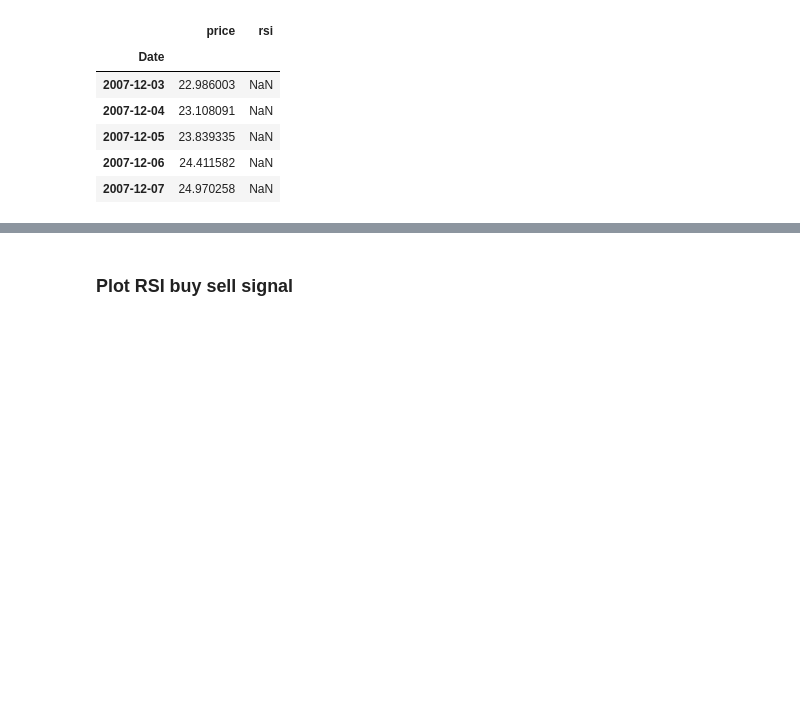
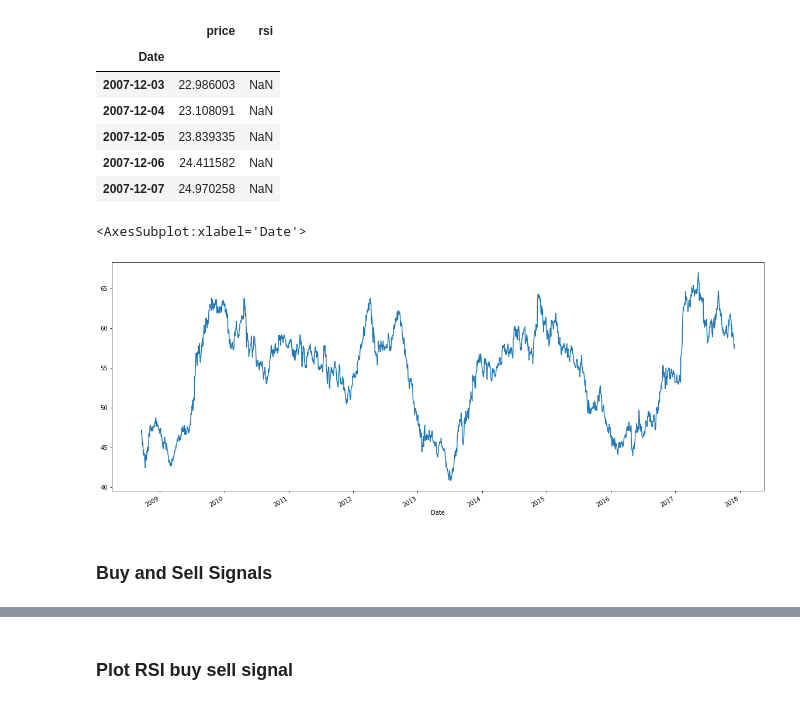
Before and after one commit to secmldev/rsi, a Jupyter notebook: 102_rsi_development.ipynb, the cells around one changed output, grey strips where cells are left out. Drawn from its saved outputs; the diff is of its cells as text; code cells hidden in the pictures; blank space fills up the shorter version.

```diff
--- a/402_rsi_development-Copy1.ipynb
+++ b/102_rsi_development.ipynb
@@ -354,3 +405,10 @@ rsi.head()
 | 2007-12-05 | 23.839335 | NaN |
 | 2007-12-06 | 24.411582 | NaN |
 | 2007-12-07 | 24.970258 | NaN |
+# %%
+rsi['rsi'].plot(figsize=(20, 8))
+# %% [output]
+<AxesSubplot:xlabel='Date'>
+[figure, added]
+# %% [markdown]
+### Buy and Sell Signals
```
Also changed, not shown: parts of 26 cells of this notebook, 10 other files.
